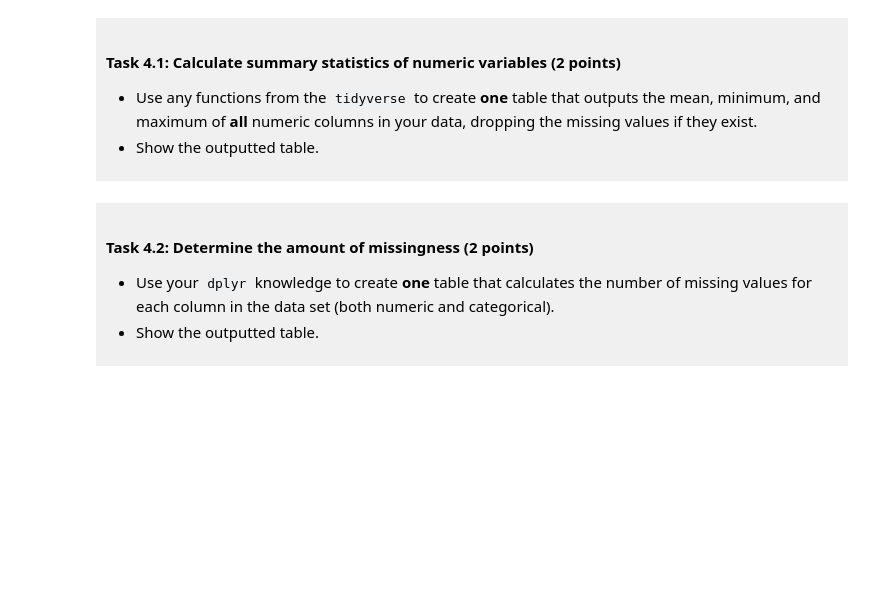
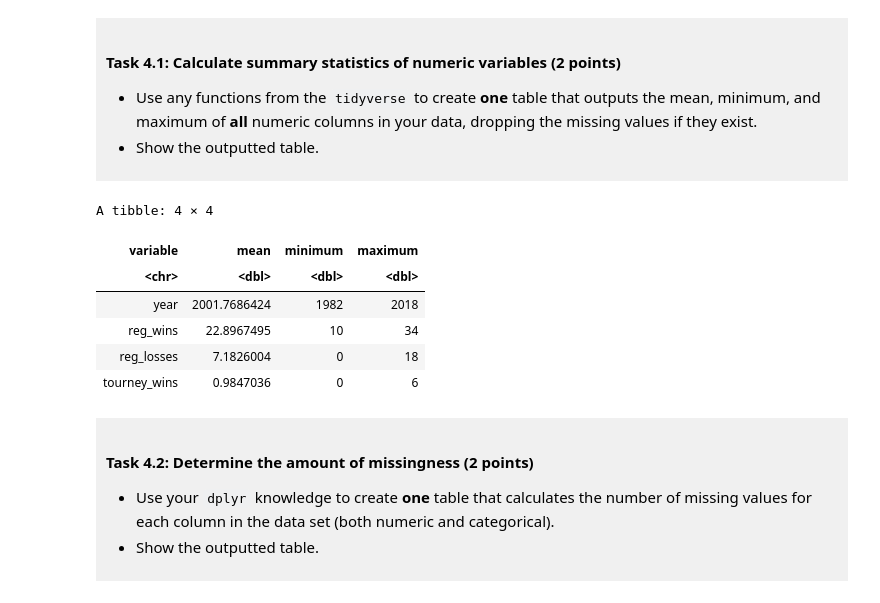
Before and after one commit to Severi-LI/dsci-100-project-Severi-LI, a Jupyter notebook: dsci-100-project-notebook.ipynb, the cells around one changed output. Drawn from its saved outputs; the diff is of its cells as text; code cells hidden in the pictures; blank space fills up the shorter version.

```diff
--- a/dsci-100-project-notebook.ipynb
+++ b/dsci-100-project-notebook.ipynb
@@ -249,7 +259,31 @@ You will refine your research question (if needed) and produce a tidy data set.
 
 </div>
 # %%
-### EDIT THIS CODE CELL ###
+names <-basketball_filter|>
+select(-school) |>
+names()
+means <- basketball_filter |>
+select(-school) |>
+map_dbl(mean, na.rm = TRUE)
+mins <- basketball_filter |>
+select(-school) |>
+map_dbl(min, na.rm = TRUE)
+maxes <- basketball_filter |>
+select(-school) |>
+map_dbl(max, na.rm = TRUE)
+basketball_4_1 <- tibble(variable = names,
+                         mean = means,
+                         minimum = mins,
+                         maximum = maxes)
+basketball_4_1
+# %% [output]
+A tibble: 4 × 4
+| variable | mean | minimum | maximum |
+| <chr> | <dbl> | <dbl> | <dbl> |
+| year | 2001.7686424 | 1982 | 2018 |
+| reg_wins | 22.8967495 | 10 | 34 |
+| reg_losses | 7.1826004 | 0 | 18 |
+| tourney_wins | 0.9847036 | 0 | 6 |
 # %% [markdown]
 <div style="background-color: #f0f0f0; padding: 10px;">
 
```
Also changed, not shown: parts of 3 cells of this notebook.
